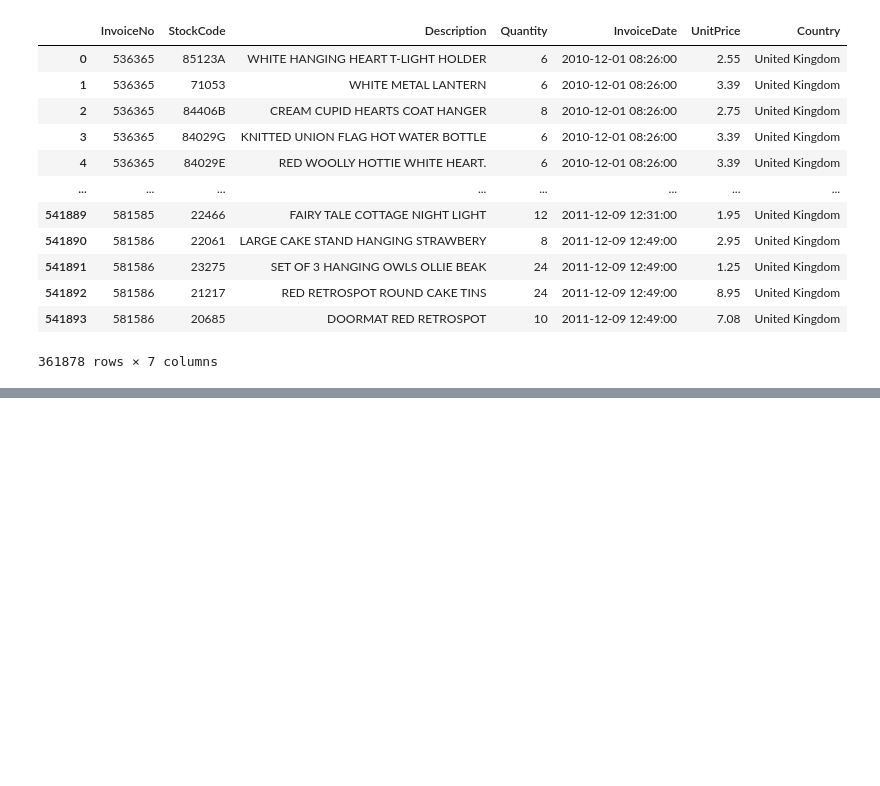
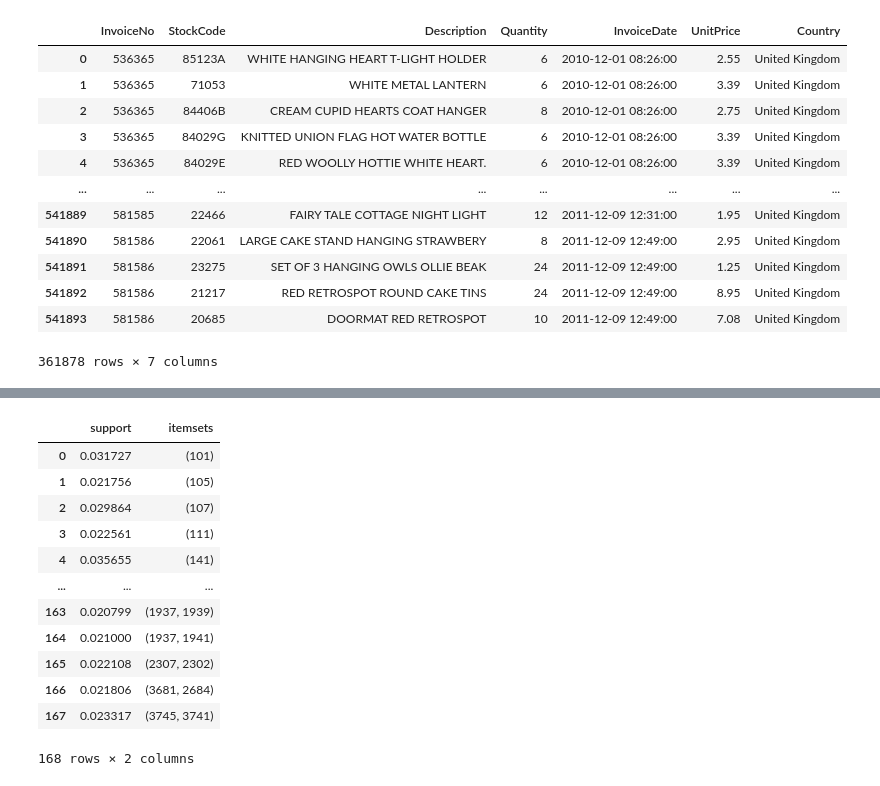
Before and after one commit to sai-DS-2026/Machine-Learning-Practice, a Jupyter notebook: Association/Association.ipynb, the cells around one changed output, grey strips where cells are left out. Cells and saved outputs as stored; diff of their text form; code cells hidden in the pictures; blank space fills up the shorter version.

```diff
--- a/Association/Association.ipynb
+++ b/Association/Association.ipynb
@@ -194,3 +198,19 @@ pd.pivot_table(data=UK_retail_data,values="Quantity",index="InvoiceNo",columns="
 # %%
 # 4. Data Mining
 from mlxtend.frequent_patterns import apriori,association_rules
+# %%
+apriori(df = one_hot_encoded_pivotted_UK_data,min_support=0.02)
+# %% [output]
+|  | support | itemsets |
+| 0 | 0.031727 | (101) |
+| 1 | 0.021756 | (105) |
+| 2 | 0.029864 | (107) |
+| 3 | 0.022561 | (111) |
+| 4 | 0.035655 | (141) |
+| ... | ... | ... |
+| 163 | 0.020799 | (1937, 1939) |
+| 164 | 0.021000 | (1937, 1941) |
+| 165 | 0.022108 | (2307, 2302) |
+| 166 | 0.021806 | (3681, 2684) |
+| 167 | 0.023317 | (3745, 3741) |
+168 rows × 2 columns
```
Also changed, not shown: parts of 15 cells of this notebook, 2 other files.
